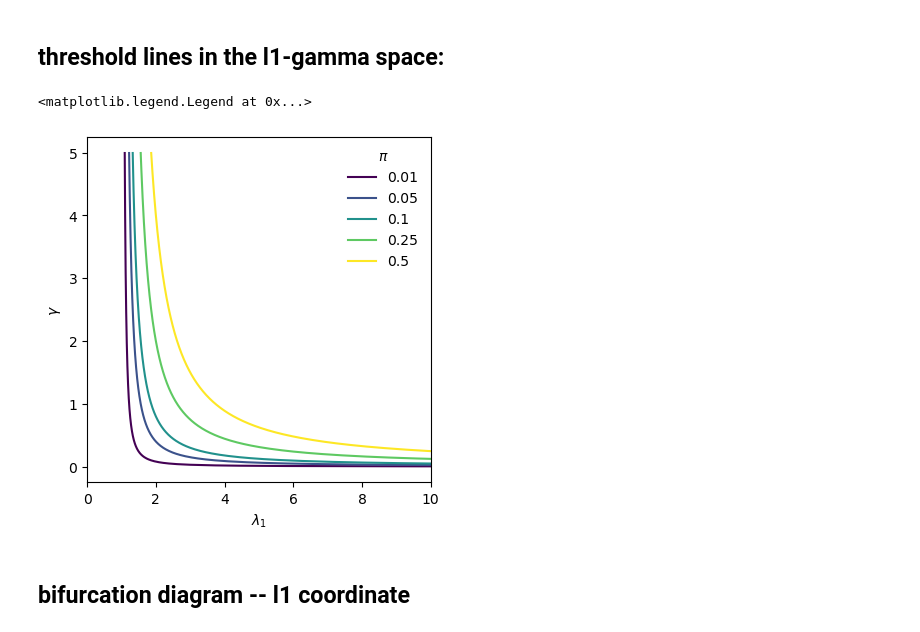
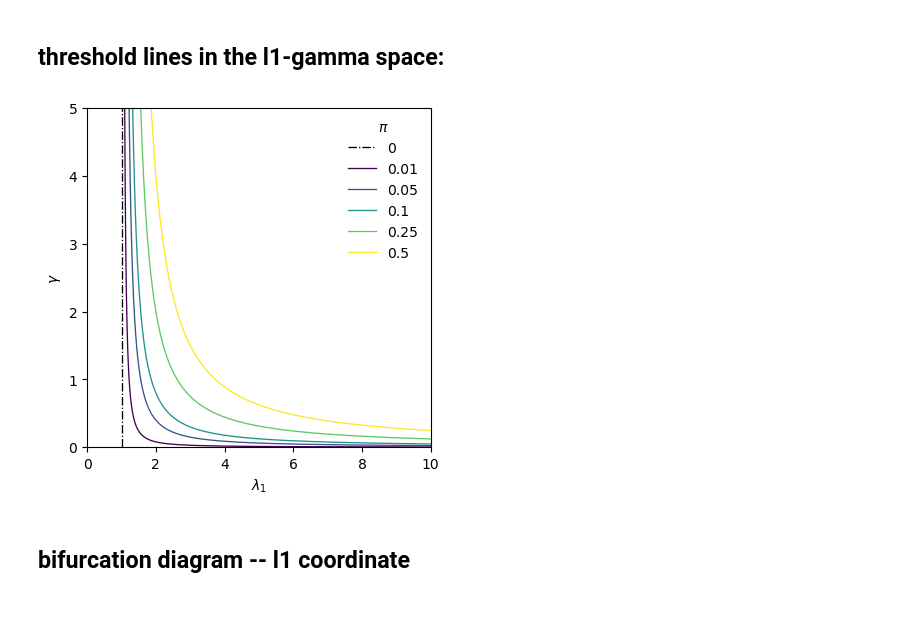
Before and after one commit to dmarchp/TFM_code, a Jupyter notebook: non_lin_models/det_sols_non_lin/1and2simplices.ipynb, the cells around one changed output. Drawn from its saved outputs; the diff is of its cells as text; code cells hidden in the pictures.

```diff
--- a/non_lin_models/det_sols_non_lin/1and2simplices.ipynb
+++ b/non_lin_models/det_sols_non_lin/1and2simplices.ipynb
@@ -776,20 +854,22 @@ def l1thresh_mneq0_linRec_linCI(pi,gamma,r=1):
 # %%
 gammas = np.arange(0.0001, 5.0, 5e-3)
 
 pis = [0.01, 0.05, 0.1, 0.25, 0.5]
 pi_colors = plt.cm.viridis(np.linspace(0,1,len(pis)))
 
 fig, ax = plt.subplots(1, 1, figsize=(4,4), constrained_layout=True)
-ax.set(xlabel=r'$\lambda_1$', ylabel=r'$\gamma$', xlim=(0,10))
+linew = 0.95
+ax.set(xlabel=r'$\lambda_1$', ylabel=r'$\gamma$', xlim=(0,10), ylim=(0,5.0))
 
+ax.axvline(1.0, 0, 1, color='k', ls='-.', lw=linew, label=0)
 for pi,pi_c in zip(pis, pi_colors):
     l1s_thresh = l1thresh_mneq0_linRec_linCI(pi, gammas)[0]
-    ax.plot(l1s_thresh, gammas, color=pi_c, label=pi)
+    ax.plot(l1s_thresh, gammas, color=pi_c, lw=linew, label=pi)
 
 ax.legend(title=r'$\pi$', frameon=False)
+fig.savefig(f'sol_rho_mneq0_thresh_lines_many_pi_space_l1_gamma_l2eq0.png')
 # %% [output]
-<matplotlib.legend.Legend at 0x...>
-[figure, old version]
+[figure, new version]
 # %% [markdown]
 ## bifurcation diagram -- l1 coordinate
 # %%
```
Also changed, not shown: parts of 8 cells of this notebook, 9 other files.
